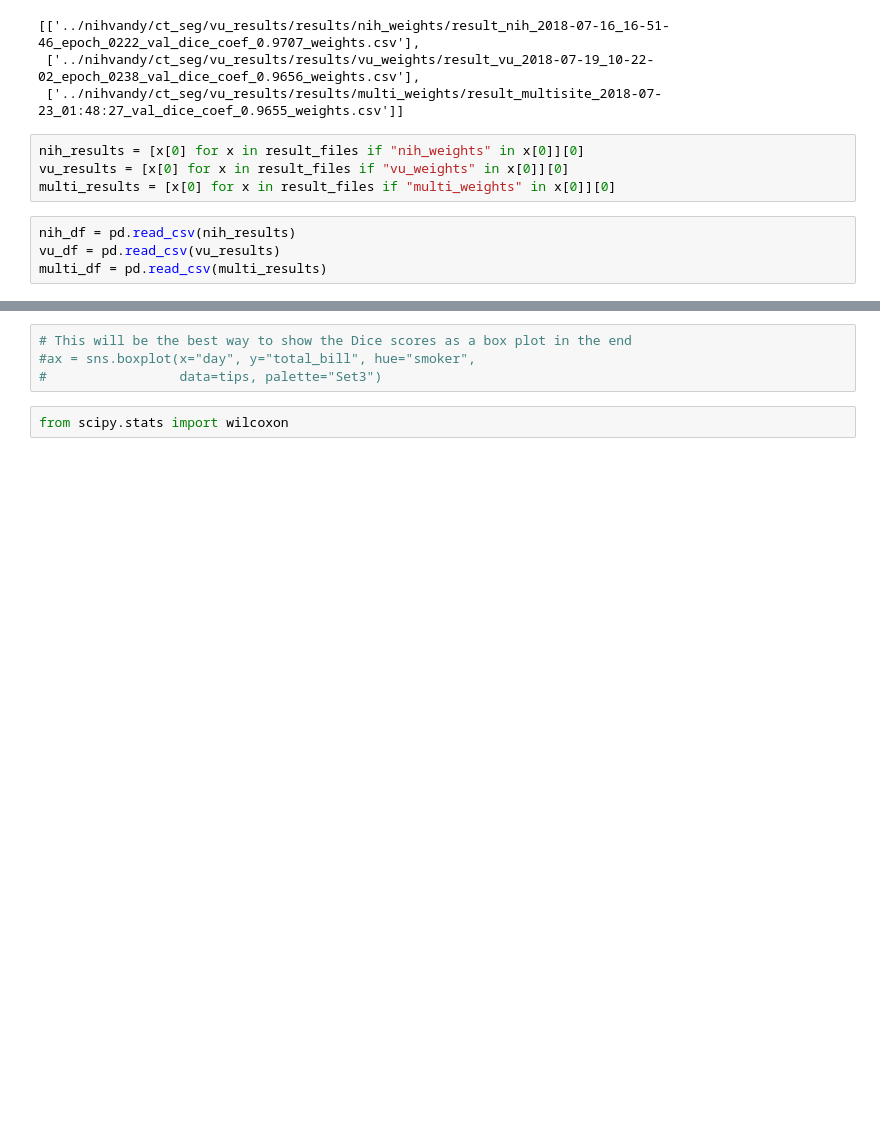
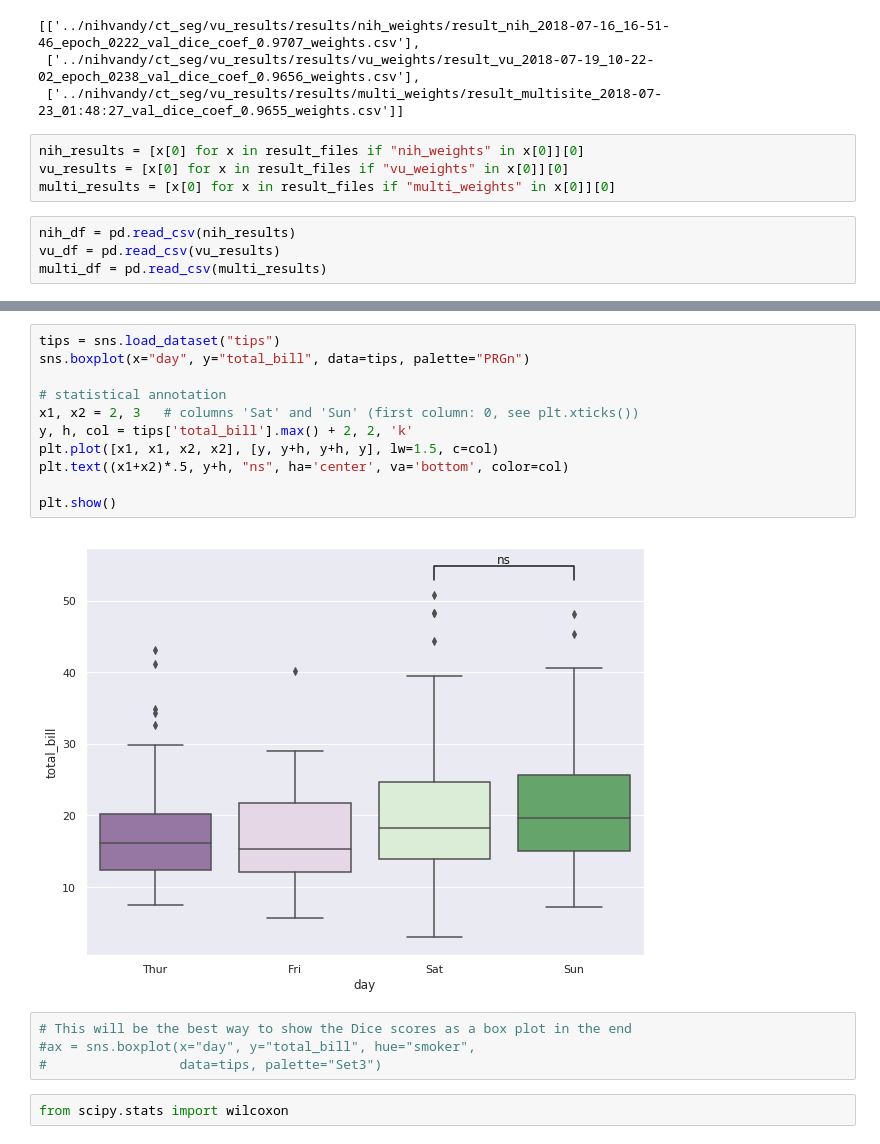
Before and after one commit to MASILab/tbi_ct_lesion_segmentation, a Jupyter notebook: statistical_tests.ipynb, the cells around one changed output, grey strips where cells are left out. Cells and saved outputs as stored; diff of their text form; blank space fills up the shorter version.

```diff
--- a/statistical_tests.ipynb
+++ b/statistical_tests.ipynb
@@ -78,3 +104,16 @@ fig.savefig("vu_data_boxplot.png")
+# %%
+tips = sns.load_dataset("tips")
+sns.boxplot(x="day", y="total_bill", data=tips, palette="PRGn")
+
+# statistical annotation
+x1, x2 = 2, 3   # columns 'Sat' and 'Sun' (first column: 0, see plt.xticks())
+y, h, col = tips['total_bill'].max() + 2, 2, 'k'
+plt.plot([x1, x1, x2, x2], [y, y+h, y+h, y], lw=1.5, c=col)
+plt.text((x1+x2)*.5, y+h, "ns", ha='center', va='bottom', color=col)
+
+plt.show()
+# %% [output]
+[figure, added]
 # %%
 # This will be the best way to show the Dice scores as a box plot in the end
 #ax = sns.boxplot(x="day", y="total_bill", hue="smoker",
```
Also changed, not shown: parts of 9 cells of this notebook, 4 other files.
